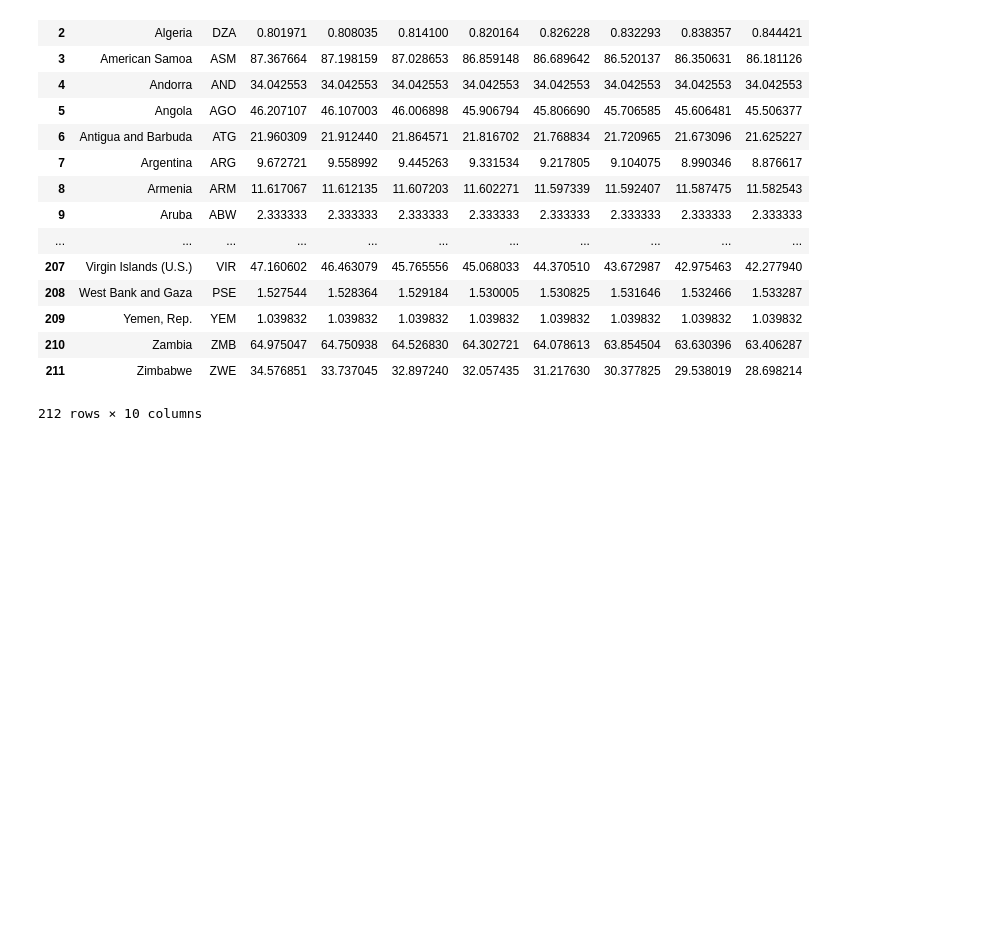
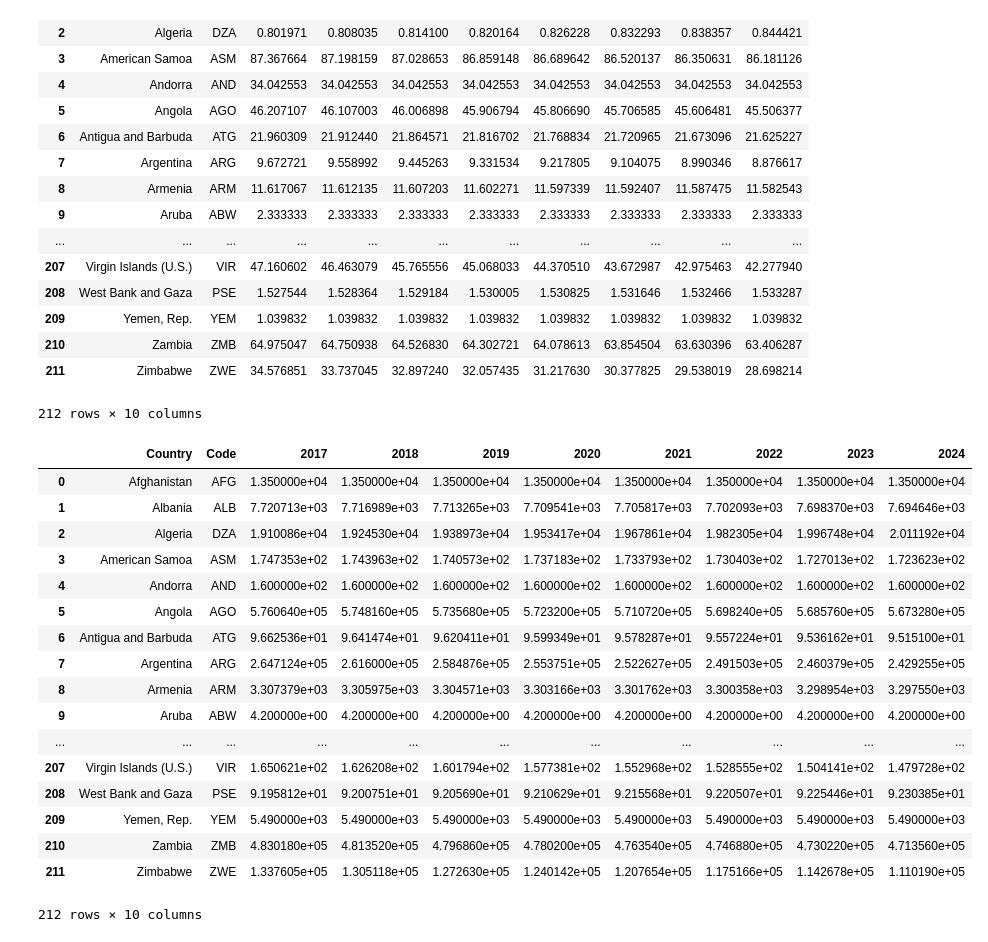
Before and after one commit to bw-deforestationdashboard/dataScience, a Jupyter notebook: Generating Predictions with World Bank Data.ipynb, the cells around one changed output. Drawn from its saved outputs; the diff is of its cells as text; code cells hidden in the pictures; blank space fills up the shorter version.

Commit message:
New predictions dataset, added to SQLite

```diff
--- a/Generating Predictions with World Bank Data.ipynb
+++ b/Generating Predictions with World Bank Data.ipynb
@@ -113,3 +211,20 @@ null_df
 | 1 | MAC | NaN | NaN | NaN | NaN | NaN | NaN | NaN | NaN |
 | 2 | MCO | NaN | NaN | NaN | NaN | NaN | NaN | NaN | NaN |
 | 3 | SDN | NaN | NaN | NaN | NaN | NaN | NaN | NaN | NaN |
+# %%
+# Creating null prediction data for second dataset...
+rows = []
+for code in sq_km_forest_coverage_prediction_nulls:
+    dictionary = {'Code': code}
+    for year in years:
+        dictionary[str(year)] = np.nan
+    rows.append(dictionary)
+
+# Turning null prediction data for first dataset into a dataframe...
+sq_km_forest_coverage_null_pred_df = pd.DataFrame(rows)
+
+# Reordering the columns in the null dataframe...
+sq_km_forest_coverage_null_pred_df = sq_km_forest_coverage_null_pred_df[
+    ['Code'] + [str(year) for year in years]]
+
+sq_km_forest_coverage_null_pred_df
@@ -149,6 +275,47 @@ predictions_df
 | 210 | Zambia | ZMB | 64.975047 | 64.750938 | 64.526830 | 64.302721 | 64.078613 | 63.854504 | 63.630396 | 63.406287 |
 | 211 | Zimbabwe | ZWE | 34.576851 | 33.737045 | 32.897240 | 32.057435 | 31.217630 | 30.377825 | 29.538019 | 28.698214 |
 212 rows × 10 columns
+# %%
+# Appending null dataframe to the predictions dataframe for first dataset...
+sq_km_forest_coverage_predictions = sq_km_forest_coverage_predictions.append(
+    sq_km_forest_coverage_null_pred_df)
+
+# Getting country names for the predictions dataframe for first dataset...
+sq_km_forest_coverage_predictions = sq_km_forest_coverage_predictions.merge(
+    pct_forest_coverage[['Country', 'Code']], on='Code')
+
+# Reordering columns in the dataframe...
+sq_km_forest_coverage_predictions = sq_km_forest_coverage_predictions[
+    ['Country', 'Code'] + [str(year) for year in years]]
+
+# Sorting by country name...
+sq_km_forest_coverage_predictions = (
+    sq_km_forest_coverage_predictions.sort_values(by=['Country']))
+
+# Resetting index...
+sq_km_forest_coverage_predictions = (
+    sq_km_forest_coverage_predictions.reset_index(drop=True))
+
+sq_km_forest_coverage_predictions
+# %% [output]
+|  | Country | Code | 2017 | 2018 | 2019 | 2020 | 2021 | 2022 | 2023 | 2024 |
+| 0 | Afghanistan | AFG | 1.350000e+04 | 1.350000e+04 | 1.350000e+04 | 1.350000e+04 | 1.350000e+04 | 1.350000e+04 | 1.350000e+04 | 1.350000e+04 |
+| 1 | Albania | ALB | 7.720713e+03 | 7.716989e+03 | 7.713265e+03 | 7.709541e+03 | 7.705817e+03 | 7.702093e+03 | 7.698370e+03 | 7.694646e+03 |
+| 2 | Algeria | DZA | 1.910086e+04 | 1.924530e+04 | 1.938973e+04 | 1.953417e+04 | 1.967861e+04 | 1.982305e+04 | 1.996748e+04 | 2.011192e+04 |
+| 3 | American Samoa | ASM | 1.747353e+02 | 1.743963e+02 | 1.740573e+02 | 1.737183e+02 | 1.733793e+02 | 1.730403e+02 | 1.727013e+02 | 1.723623e+02 |
+| 4 | Andorra | AND | 1.600000e+02 | 1.600000e+02 | 1.600000e+02 | 1.600000e+02 | 1.600000e+02 | 1.600000e+02 | 1.600000e+02 | 1.600000e+02 |
+| 5 | Angola | AGO | 5.760640e+05 | 5.748160e+05 | 5.735680e+05 | 5.723200e+05 | 5.710720e+05 | 5.698240e+05 | 5.685760e+05 | 5.673280e+05 |
+| 6 | Antigua and Barbuda | ATG | 9.662536e+01 | 9.641474e+01 | 9.620411e+01 | 9.599349e+01 | 9.578287e+01 | 9.557224e+01 | 9.536162e+01 | 9.515100e+01 |
+| 7 | Argentina | ARG | 2.647124e+05 | 2.616000e+05 | 2.584876e+05 | 2.553751e+05 | 2.522627e+05 | 2.491503e+05 | 2.460379e+05 | 2.429255e+05 |
+| 8 | Armenia | ARM | 3.307379e+03 | 3.305975e+03 | 3.304571e+03 | 3.303166e+03 | 3.301762e+03 | 3.300358e+03 | 3.298954e+03 | 3.297550e+03 |
+| 9 | Aruba | ABW | 4.200000e+00 | 4.200000e+00 | 4.200000e+00 | 4.200000e+00 | 4.200000e+00 | 4.200000e+00 | 4.200000e+00 | 4.200000e+00 |
+| ... | ... | ... | ... | ... | ... | ... | ... | ... | ... | ... |
+| 207 | Virgin Islands (U.S.) | VIR | 1.650621e+02 | 1.626208e+02 | 1.601794e+02 | 1.577381e+02 | 1.552968e+02 | 1.528555e+02 | 1.504141e+02 | 1.479728e+02 |
+| 208 | West Bank and Gaza | PSE | 9.195812e+01 | 9.200751e+01 | 9.205690e+01 | 9.210629e+01 | 9.215568e+01 | 9.220507e+01 | 9.225446e+01 | 9.230385e+01 |
+| 209 | Yemen, Rep. | YEM | 5.490000e+03 | 5.490000e+03 | 5.490000e+03 | 5.490000e+03 | 5.490000e+03 | 5.490000e+03 | 5.490000e+03 | 5.490000e+03 |
+| 210 | Zambia | ZMB | 4.830180e+05 | 4.813520e+05 | 4.796860e+05 | 4.780200e+05 | 4.763540e+05 | 4.746880e+05 | 4.730220e+05 | 4.713560e+05 |
+| 211 | Zimbabwe | ZWE | 1.337605e+05 | 1.305118e+05 | 1.272630e+05 | 1.240142e+05 | 1.207654e+05 | 1.175166e+05 | 1.142678e+05 | 1.110190e+05 |
+212 rows × 10 columns
 # %%
 # Exporting dataframe as csvs and jsons...
 
```
Also changed, not shown: parts of 10 cells of this notebook, 4 other files.
